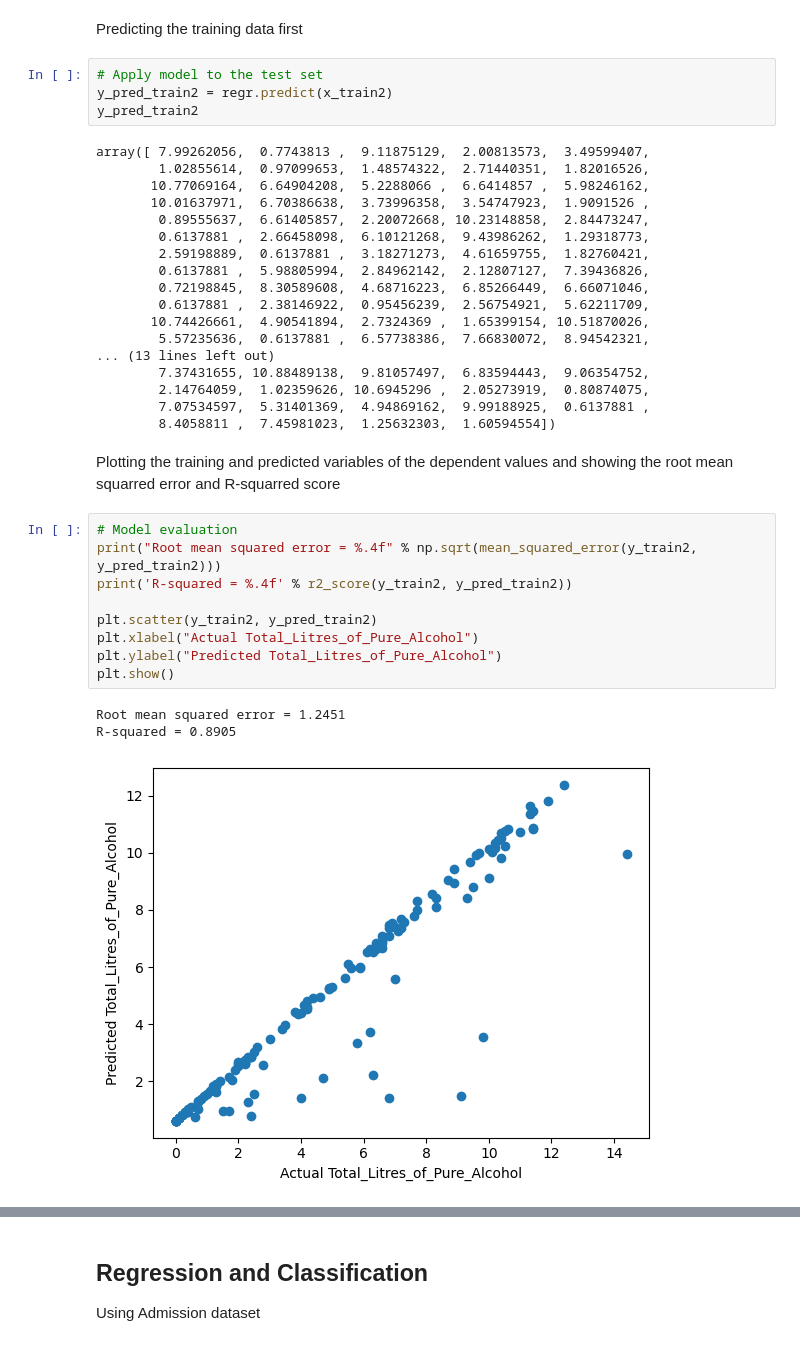
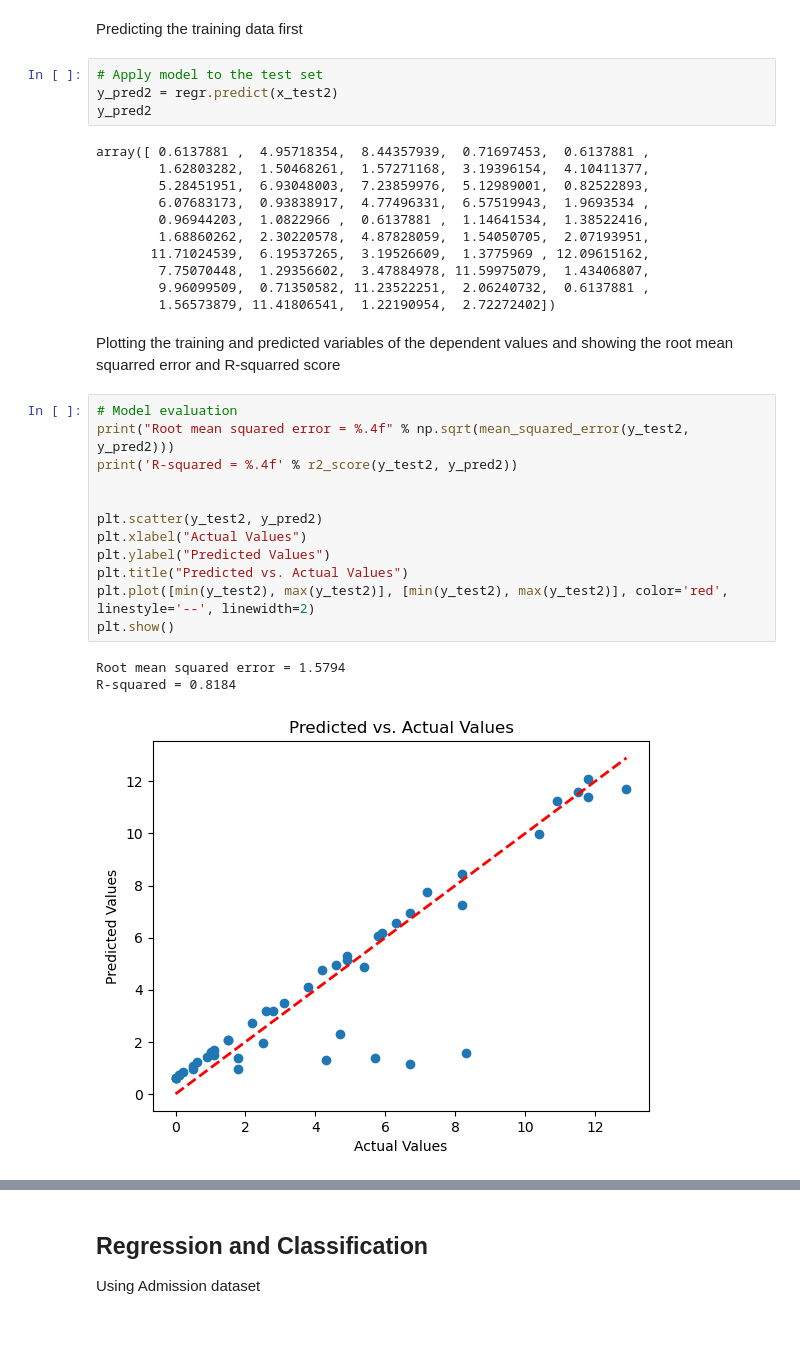
Before and after one commit to OtaSteven/CSC177_Proj, a Jupyter notebook: Linear_Regression/linear_regression.ipynb, the cells around one changed output, grey strips where cells are left out. Drawn from its saved outputs; the diff is of its cells as text.

```diff
--- a/Linear_Regression/linear_regression.ipynb
+++ b/Linear_Regression/linear_regression.ipynb
@@ -375,38 +355,34 @@ array([0.01803339, 0.0163801 , 0.01632606])
 Predicting the training data first
 # %%
 # Apply model to the test set
-y_pred_train2 = regr.predict(x_train2)
-y_pred_train2
+y_pred2 = regr.predict(x_test2)
+y_pred2
 # %% [output]
-array([ 7.99262056,  0.7743813 ,  9.11875129,  2.00813573,  3.49599407,
-        1.02855614,  0.97099653,  1.48574322,  2.71440351,  1.82016526,
-       10.77069164,  6.64904208,  5.2288066 ,  6.6414857 ,  5.98246162,
-       10.01637971,  6.70386638,  3.73996358,  3.54747923,  1.9091526 ,
-        0.89555637,  6.61405857,  2.20072668, 10.23148858,  2.84473247,
-        0.6137881 ,  2.66458098,  6.10121268,  9.43986262,  1.29318773,
-        2.59198889,  0.6137881 ,  3.18271273,  4.61659755,  1.82760421,
-        0.6137881 ,  5.98805994,  2.84962142,  2.12807127,  7.39436826,
-        0.72198845,  8.30589608,  4.68716223,  6.85266449,  6.66071046,
-        0.6137881 ,  2.38146922,  0.95456239,  2.56754921,  5.62211709,
-       10.74426661,  4.90541894,  2.7324369 ,  1.65399154, 10.51870026,
-        5.57235636,  0.6137881 ,  6.57738386,  7.66830072,  8.94542321,
-... (13 lines left out)
-        7.37431655, 10.88489138,  9.81057497,  6.83594443,  9.06354752,
-        2.14764059,  1.02359626, 10.6945296 ,  2.05273919,  0.80874075,
-        7.07534597,  5.31401369,  4.94869162,  9.99188925,  0.6137881 ,
-        8.4058811 ,  7.45981023,  1.25632303,  1.60594554])
+array([ 0.6137881 ,  4.95718354,  8.44357939,  0.71697453,  0.6137881 ,
+        1.62803282,  1.50468261,  1.57271168,  3.19396154,  4.10411377,
+        5.28451951,  6.93048003,  7.23859976,  5.12989001,  0.82522893,
+        6.07683173,  0.93838917,  4.77496331,  6.57519943,  1.9693534 ,
+        0.96944203,  1.0822966 ,  0.6137881 ,  1.14641534,  1.38522416,
+        1.68860262,  2.30220578,  4.87828059,  1.54050705,  2.07193951,
+       11.71024539,  6.19537265,  3.19526609,  1.3775969 , 12.09615162,
+        7.75070448,  1.29356602,  3.47884978, 11.59975079,  1.43406807,
+        9.96099509,  0.71350582, 11.23522251,  2.06240732,  0.6137881 ,
+        1.56573879, 11.41806541,  1.22190954,  2.72272402])
 # %% [markdown]
 Plotting the training and predicted variables of the dependent values and showing the root mean squarred error and R-squarred score
 # %%
 # Model evaluation
-print("Root mean squared error = %.4f" % np.sqrt(mean_squared_error(y_train2, y_pred_train2)))
-print('R-squared = %.4f' % r2_score(y_train2, y_pred_train2))
+print("Root mean squared error = %.4f" % np.sqrt(mean_squared_error(y_test2, y_pred2)))
+print('R-squared = %.4f' % r2_score(y_test2, y_pred2))
 
-plt.scatter(y_train2, y_pred_train2)
-plt.xlabel("Actual Total_Litres_of_Pure_Alcohol")
-plt.ylabel("Predicted Total_Litres_of_Pure_Alcohol")
+
+plt.scatter(y_test2, y_pred2)
+plt.xlabel("Actual Values")
+plt.ylabel("Predicted Values")
+plt.title("Predicted vs. Actual Values")
+plt.plot([min(y_test2), max(y_test2)], [min(y_test2), max(y_test2)], color='red', linestyle='--', linewidth=2)
 plt.show()
 # %% [output]
-Root mean squared error = 1.2451
-R-squared = 0.8905
+Root mean squared error = 1.5794
+R-squared = 0.8184
-[figure, old version]
+[figure, new version]
```
Also changed, not shown: parts of 51 cells of this notebook, 1 other file.
